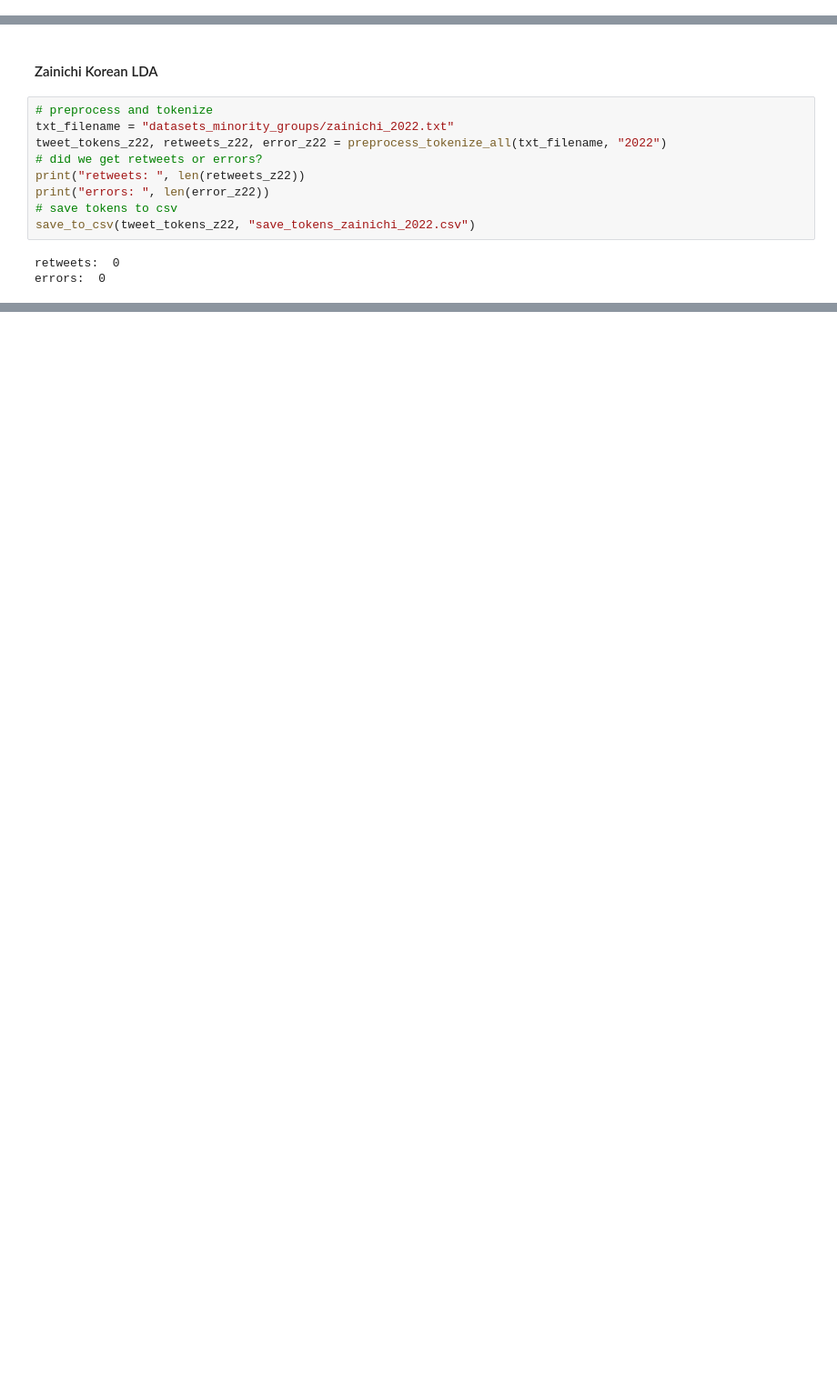
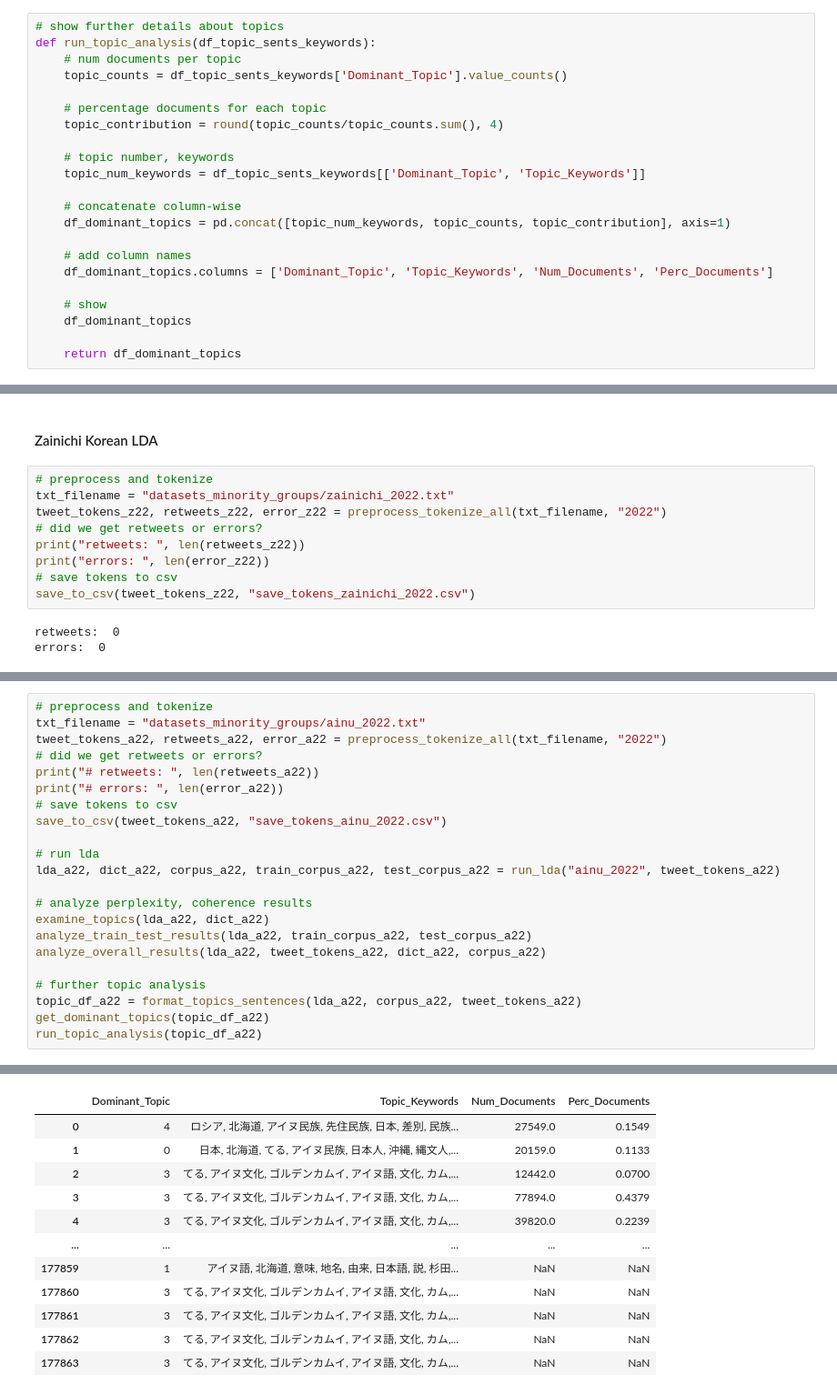
Before and after one commit to taylor-yamashita/japan-minority-twitter-nlp, a Jupyter notebook: thesis_lda.ipynb, the cells around one changed output, grey strips where cells are left out. Shown at 91% size. Drawn from its saved outputs; the diff is of its cells as text; blank space fills up the shorter version.

```diff
--- a/thesis_lda.ipynb
+++ b/thesis_lda.ipynb
@@ -134,0 +202,22 @@ def run_lda(data_name, tweet_tokens, no_below=2):
+# %%
+# show further details about topics
+def run_topic_analysis(df_topic_sents_keywords):
+    # num documents per topic
+    topic_counts = df_topic_sents_keywords['Dominant_Topic'].value_counts()
+
+    # percentage documents for each topic
+    topic_contribution = round(topic_counts/topic_counts.sum(), 4)
+
+    # topic number, keywords
+    topic_num_keywords = df_topic_sents_keywords[['Dominant_Topic', 'Topic_Keywords']]
+
+    # concatenate column-wise
+    df_dominant_topics = pd.concat([topic_num_keywords, topic_counts, topic_contribution], axis=1)
+
+    # add column names
+    df_dominant_topics.columns = ['Dominant_Topic', 'Topic_Keywords', 'Num_Documents', 'Perc_Documents']
+
+    # show
+    df_dominant_topics
+
+    return df_dominant_topics
@@ -372,0 +365,23 @@ Dictionary lifecycle event {'msg': "built Dictionary<33 unique tokens: ['ごは
+# %%
+# preprocess and tokenize
+txt_filename = "datasets_minority_groups/ainu_2022.txt"
+tweet_tokens_a22, retweets_a22, error_a22 = preprocess_tokenize_all(txt_filename, "2022")
+# did we get retweets or errors?
+print("# retweets: ", len(retweets_a22))
+print("# errors: ", len(error_a22))
+# save tokens to csv
+save_to_csv(tweet_tokens_a22, "save_tokens_ainu_2022.csv")
+
+# run lda
+lda_a22, dict_a22, corpus_a22, train_corpus_a22, test_corpus_a22 = run_lda("ainu_2022", tweet_tokens_a22)
+
+# analyze perplexity, coherence results
+examine_topics(lda_a22, dict_a22)
+analyze_train_test_results(lda_a22, train_corpus_a22, test_corpus_a22)
+analyze_overall_results(lda_a22, tweet_tokens_a22, dict_a22, corpus_a22)
+
+# further topic analysis
+topic_df_a22 = format_topics_sentences(lda_a22, corpus_a22, tweet_tokens_a22)
+get_dominant_topics(topic_df_a22)
+run_topic_analysis(topic_df_a22)
+# %% [output]
@@ -372,0 +454,12 @@ Dictionary lifecycle event {'msg': "built Dictionary<33 unique tokens: ['ごは
+|  | Dominant_Topic | Topic_Keywords | Num_Documents | Perc_Documents |
+| 0 | 4 | ロシア, 北海道, アイヌ民族, 先住民族, 日本, 差別, 民族... | 27549.0 | 0.1549 |
+| 1 | 0 | 日本, 北海道, てる, アイヌ民族, 日本人, 沖縄, 縄文人,... | 20159.0 | 0.1133 |
+| 2 | 3 | てる, アイヌ文化, ゴルデンカムイ, アイヌ語, 文化, カム,... | 12442.0 | 0.0700 |
+| 3 | 3 | てる, アイヌ文化, ゴルデンカムイ, アイヌ語, 文化, カム,... | 77894.0 | 0.4379 |
+| 4 | 3 | てる, アイヌ文化, ゴルデンカムイ, アイヌ語, 文化, カム,... | 39820.0 | 0.2239 |
+| ... | ... | ... | ... | ... |
+| 177859 | 1 | アイヌ語, 北海道, 意味, 地名, 由来, 日本語, 説, 杉田... | NaN | NaN |
+| 177860 | 3 | てる, アイヌ文化, ゴルデンカムイ, アイヌ語, 文化, カム,... | NaN | NaN |
+| 177861 | 3 | てる, アイヌ文化, ゴルデンカムイ, アイヌ語, 文化, カム,... | NaN | NaN |
+| 177862 | 3 | てる, アイヌ文化, ゴルデンカムイ, アイヌ語, 文化, カム,... | NaN | NaN |
+| 177863 | 3 | てる, アイヌ文化, ゴルデンカムイ, アイヌ語, 文化, カム,... | NaN | NaN |
```
Also changed, not shown: parts of 43 cells of this notebook.
